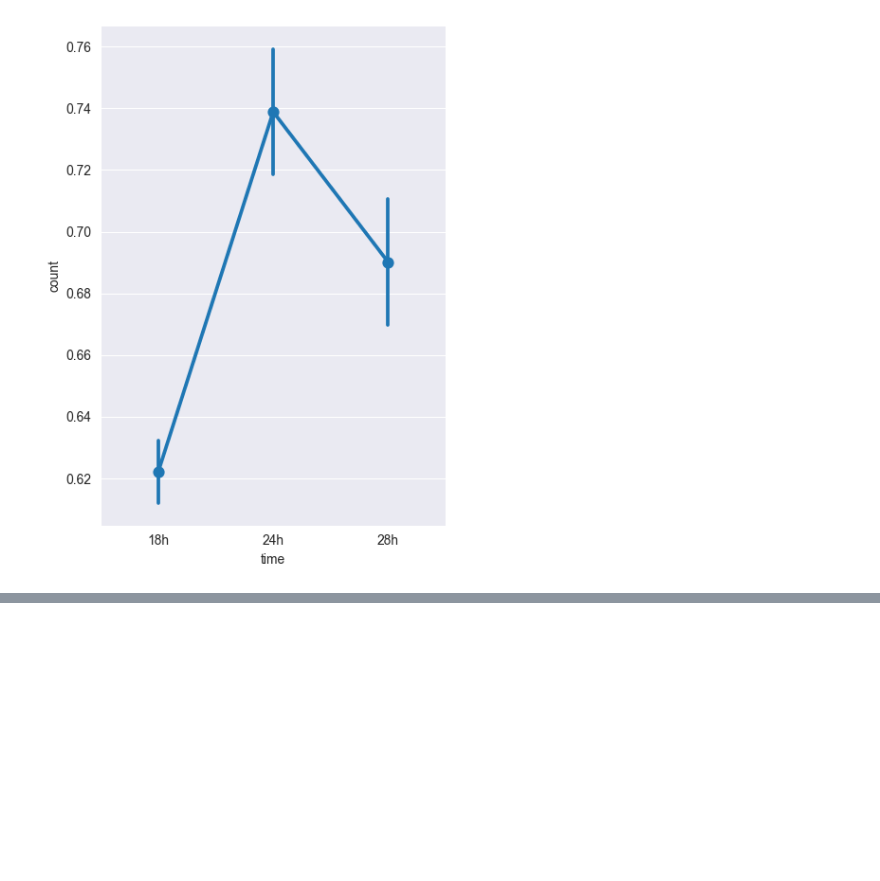
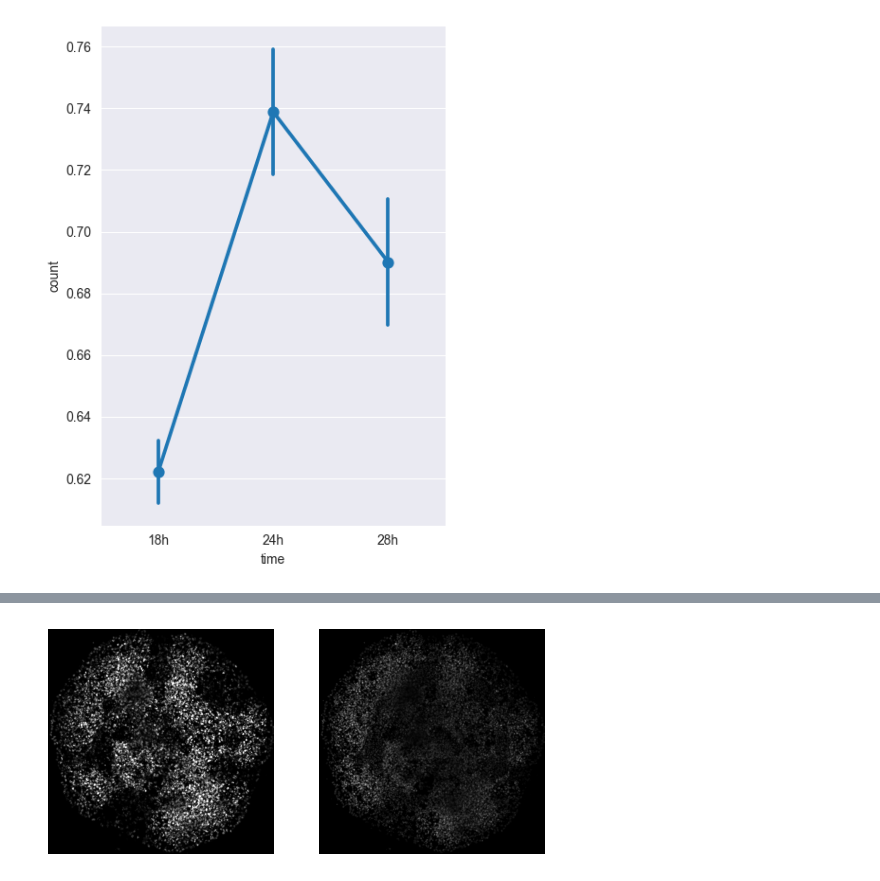
Before and after one commit to flotji-potji/micropattern_analysis, a Jupyter notebook: FS1_cell_cycle.ipynb, the cells around one changed output, grey strips where cells are left out. Cells and saved outputs as stored; diff of their text form; code cells hidden in the pictures; blank space fills up the shorter version.

```diff
--- a/FS1_cell_cycle.ipynb
+++ b/FS1_cell_cycle.ipynb
@@ -97,0 +173,6 @@ sns.catplot(df, x="time", y="count", errorbar="se",
+# %%
+fig, axes = plt.subplots(1, 2)
+
+plot_all_channels(axes, maximise_and_normalize(images[2]))
+# %% [output]
+[figure, added]
```
Also changed, not shown: parts of 15 cells of this notebook, 1 other file.
